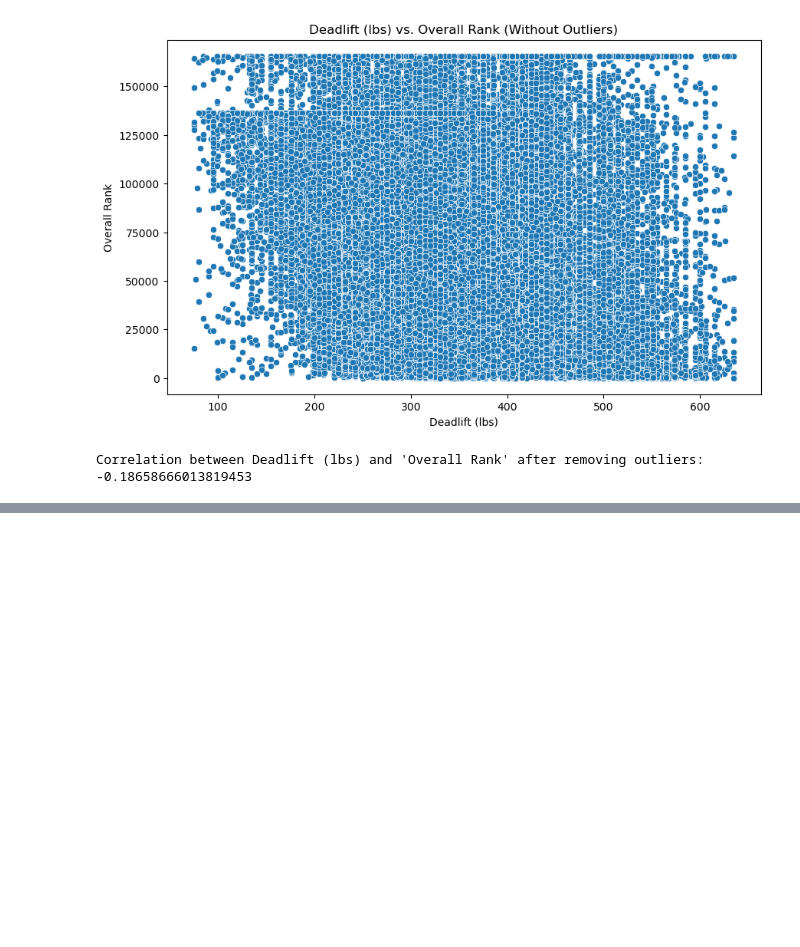
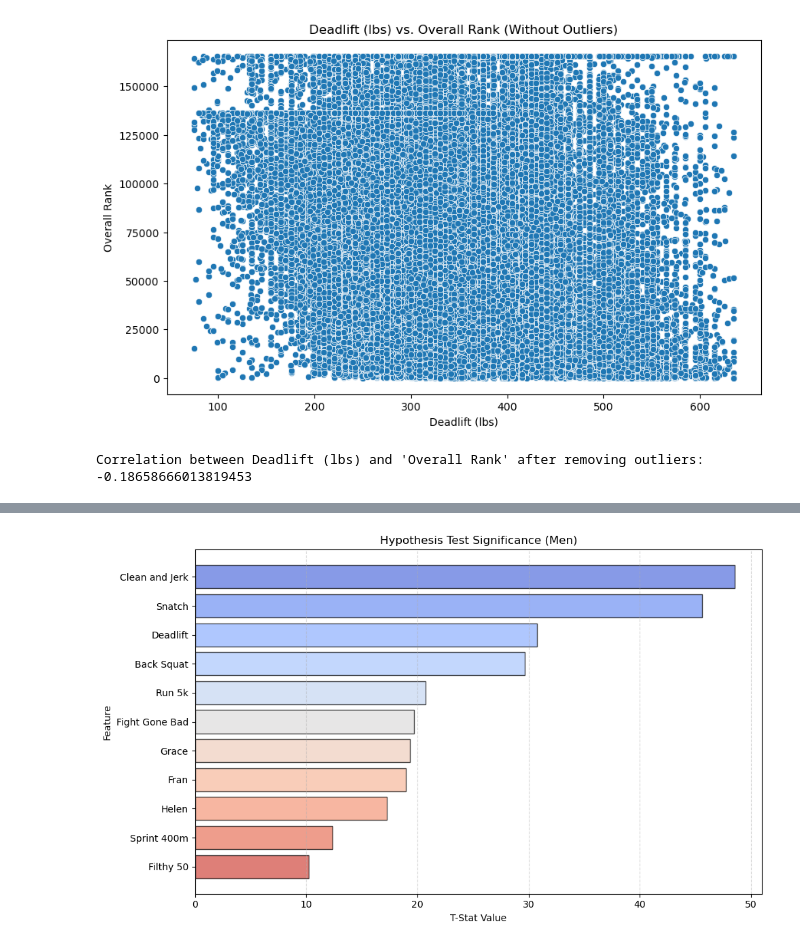
Before and after one commit to cdmoseley/CrossFit-Galvanize-Capstone, a Jupyter notebook: Crossfit_Analysis.ipynb, the cells around one changed output, grey strips where cells are left out. Cells and saved outputs as stored; diff of their text form; code cells hidden in the pictures; blank space fills up the shorter version.

```diff
--- a/Crossfit_Analysis.ipynb
+++ b/Crossfit_Analysis.ipynb
@@ -538,0 +603,26 @@ Correlation between Deadlift (lbs) and 'Overall Rank' after removing outliers: -
+# %%
+# Hypothesis Test Chart
+t_stat_values = [48.55, 45.6, 19.7, 29.67, 30.74, 10.22, 12.39, 19.32, 17.26, 20.75, 18.94]
+features = ['Clean and Jerk', 'Snatch', 'Fight Gone Bad', 'Back Squat', 'Deadlift', 'Filthy 50', 'Sprint 400m', 'Grace', 'Helen', 'Run 5k', 'Fran']
+# Sort features and t-stat values by absolute t-statistic value
+sorted_indices = sorted(range(len(t_stat_values)), key=lambda i: abs(t_stat_values[i]), reverse=True)
+sorted_features = [features[i] for i in sorted_indices]
+sorted_t_stat_values = [t_stat_values[i] for i in sorted_indices]
+
+# Create a color palette
+colors = sns.color_palette("coolwarm", len(t_stat_values))
+
+# Create a bar plot
+plt.figure(figsize=(10, 6))
+plt.barh(sorted_features, sorted_t_stat_values, color=colors, edgecolor='black', alpha=0.7)
+plt.xlabel('T-Stat Value')
+plt.ylabel('Feature')
+plt.title('Hypothesis Test Significance (Men)')
+plt.axvline(x=0, color='black', linestyle='--', linewidth=0.5)  # Add vertical line at zero for reference
+plt.grid(axis='x', linestyle='--', alpha=0.5)  # Add gridlines for better readability
+plt.gca().invert_yaxis()  # Invert y-axis to show features with higher values on top
+plt.tight_layout()  # Adjust layout to prevent labels from overlapping
+plt.show()
+plt.show()
+# %% [output]
+[figure, added]
```
Also changed, not shown: parts of 94 cells of this notebook, 5 other files.
